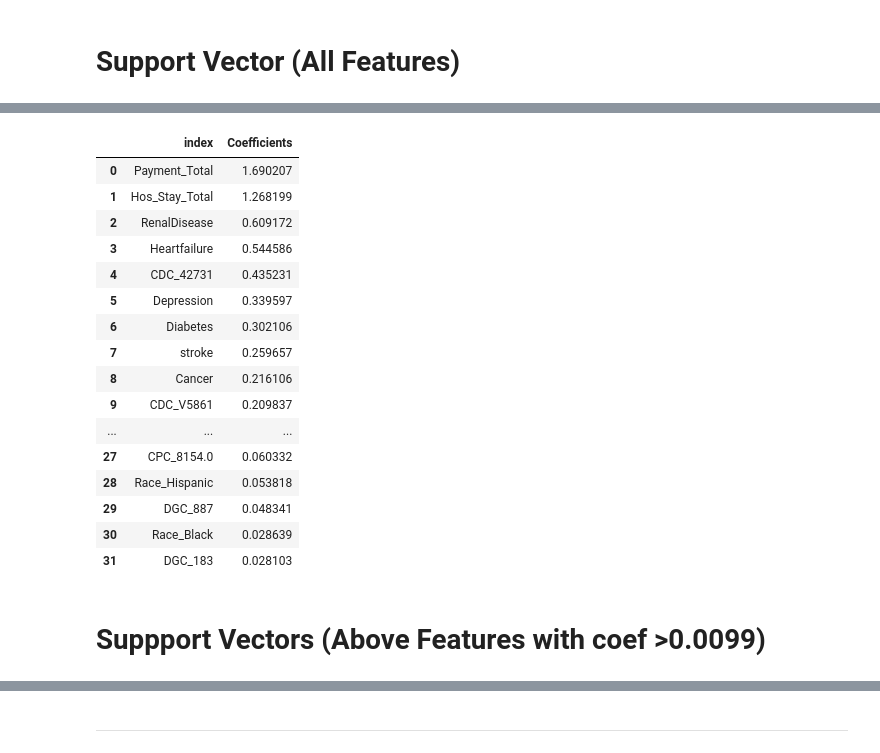
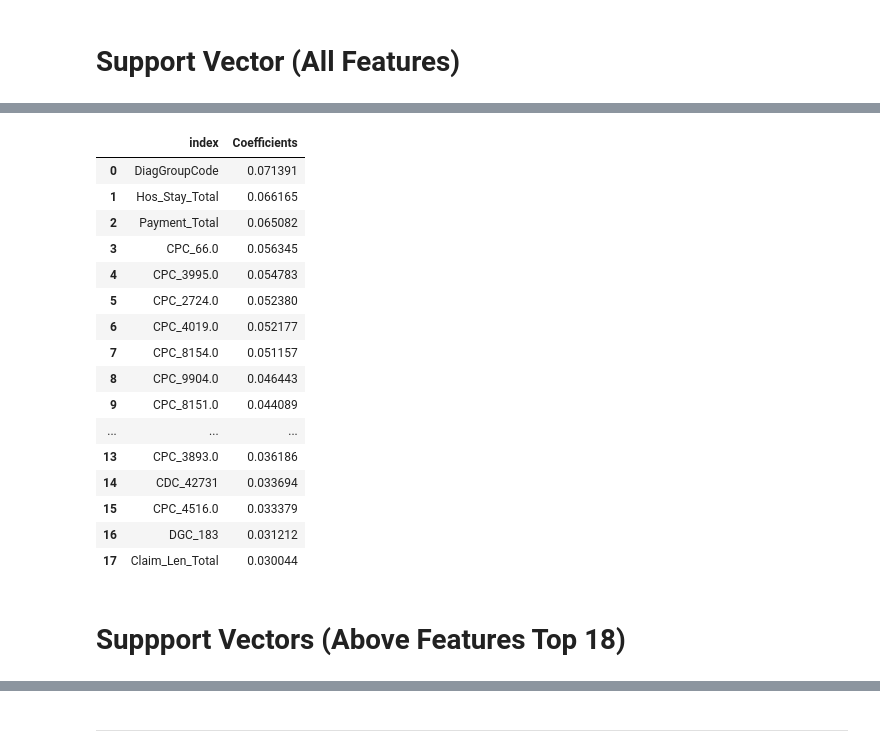
Before and after one commit to SubornaN/Health_Care_Fraud_Detection, a Jupyter notebook: Fraud_Detection_EDA_4.ipynb, the cells around one changed output, grey strips where cells are left out. Cells and saved outputs as stored; diff of their text form; code cells hidden in the pictures.

```diff
--- a/Fraud_Detection_EDA_4.ipynb
+++ b/Fraud_Detection_EDA_4.ipynb
@@ -1310,5 +1298,5 @@ Best Score: 0.8896256533739546
 # %%
-svc.set_params(kernel='linear', class_weight = 'balanced', random_state = 42, C = 0.1)
+svc.set_params(kernel='linear', class_weight = 'balanced', random_state = 42, C = 0.0001)
 svc.fit(X_train, y_train)
 y_pred = svc.predict(X_test)
 # %%
@@ -1353,27 +1341,27 @@ weighted avg       0.93      0.89      0.90      1623
 # %%
 Feature_Importance9 = pd.DataFrame(np.column_stack(svc.coef_ ), index = X.columns, columns = ['Coefficients']).\
 sort_values(ascending = False, by = 'Coefficients').reset_index()
-Feature_Importance9.loc[Feature_Importance9.Coefficients > 0]
+Feature_Importance9.loc[Feature_Importance9.Coefficients > 0.03]
 # %% [output]
 |  | index | Coefficients |
-| 0 | Payment_Total | 1.690207 |
-| 1 | Hos_Stay_Total | 1.268199 |
-| 2 | RenalDisease | 0.609172 |
-| 3 | Heartfailure | 0.544586 |
-| 4 | CDC_42731 | 0.435231 |
-| 5 | Depression | 0.339597 |
-| 6 | Diabetes | 0.302106 |
-| 7 | stroke | 0.259657 |
-| 8 | Cancer | 0.216106 |
-| 9 | CDC_V5861 | 0.209837 |
+| 0 | DiagGroupCode | 0.071391 |
+| 1 | Hos_Stay_Total | 0.066165 |
+| 2 | Payment_Total | 0.065082 |
+| 3 | CPC_66.0 | 0.056345 |
+| 4 | CPC_3995.0 | 0.054783 |
+| 5 | CPC_2724.0 | 0.052380 |
+| 6 | CPC_4019.0 | 0.052177 |
+| 7 | CPC_8154.0 | 0.051157 |
+| 8 | CPC_9904.0 | 0.046443 |
+| 9 | CPC_8151.0 | 0.044089 |
 | ... | ... | ... |
-| 27 | CPC_8154.0 | 0.060332 |
-| 28 | Race_Hispanic | 0.053818 |
-| 29 | DGC_887 | 0.048341 |
-| 30 | Race_Black | 0.028639 |
-| 31 | DGC_183 | 0.028103 |
+| 13 | CPC_3893.0 | 0.036186 |
+| 14 | CDC_42731 | 0.033694 |
+| 15 | CPC_4516.0 | 0.033379 |
+| 16 | DGC_183 | 0.031212 |
+| 17 | Claim_Len_Total | 0.030044 |
 # %% [markdown]
-# Suppport Vectors (Above Features with coef >0.0099)
+# Suppport Vectors (Above Features Top 18)
 # %%
 svc = SVC(kernel='linear', class_weight = 'balanced', random_state = 42)
 
```
Also changed, not shown: parts of 74 cells of this notebook.
